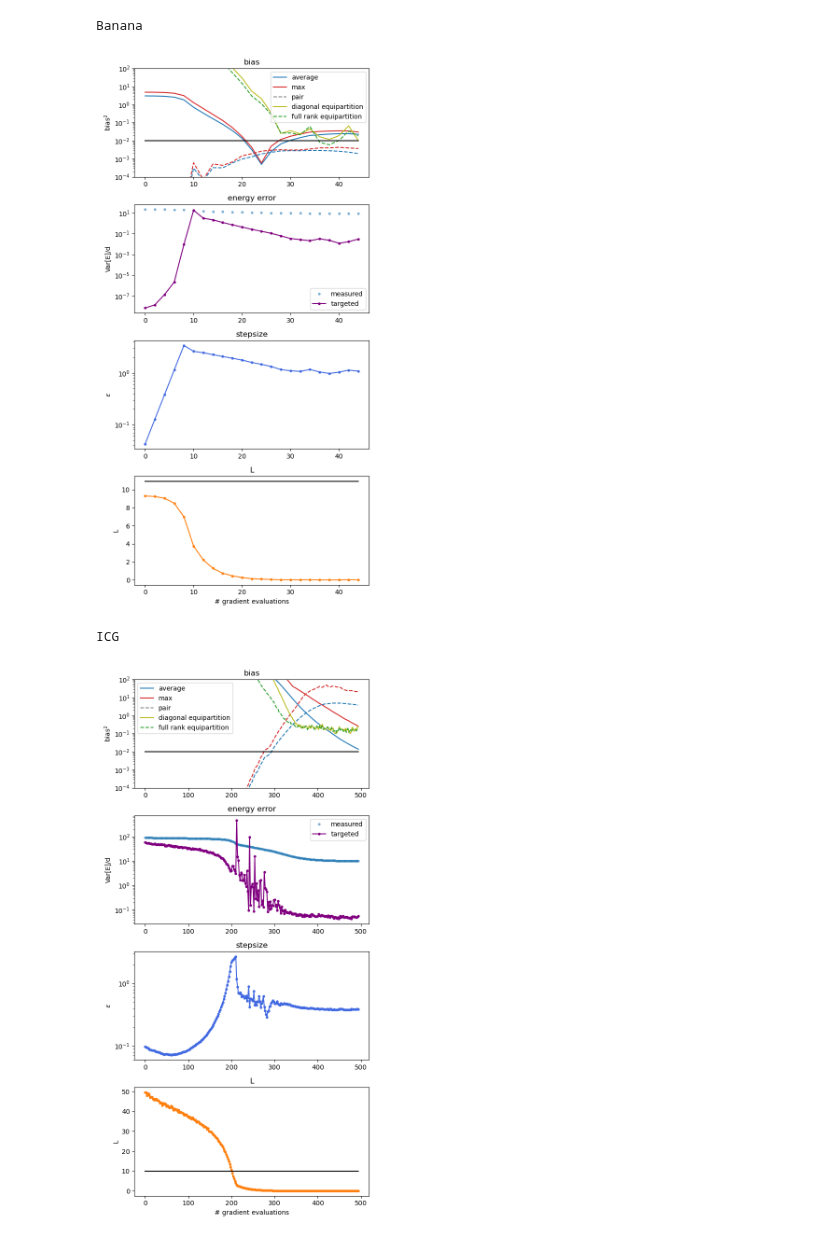
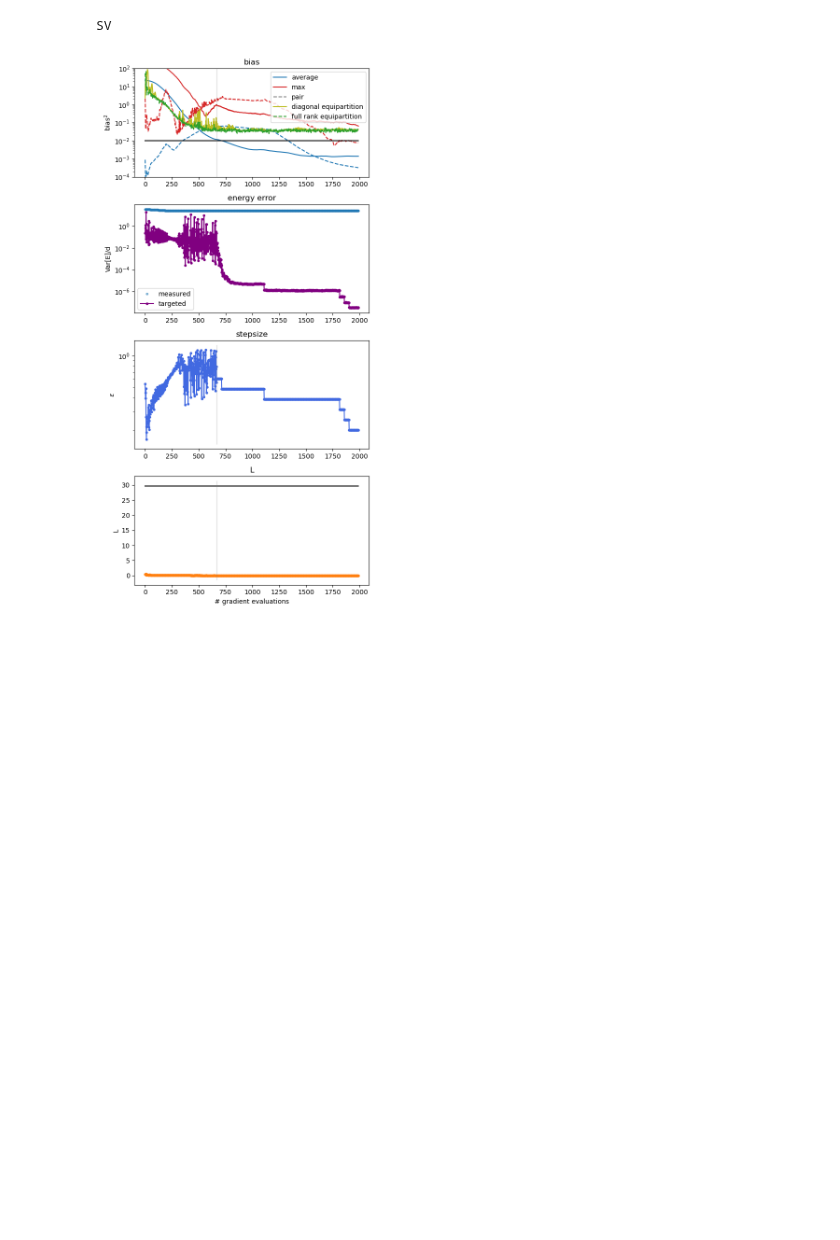
Before and after one commit to JakobRobnik/MicroCanonicalHMC, a Jupyter notebook: notebooks/tst_ensemble.ipynb, the cells around one changed output. Drawn from its saved outputs; the diff is of its cells as text; code cells hidden in the pictures; blank space fills up the shorter version.

```diff
--- a/notebooks/tst_ensemble.ipynb
+++ b/notebooks/tst_ensemble.ipynb
@@ -1,17 +1,15 @@
 # %%
 import numpy as np
 import matplotlib.pyplot as plt
 from IPython.display import Image, display
 
 targets = ['Banana', 'ICG', 'german_credit', 'brownian', 'IRT', 'SV']
 
-for i in [0, 1, 2, 3, 4, 5]:
+for i in [5]:
     name = targets[i]
     print(name)
     display(Image(filename='../plots/tst_ensemble/'+name+'.png'))
     #display(Image(filename='plots/tst_ensemble/sequential/'+name+'.png'))
 # %% [output]
-Banana
+SV
-[figure, old version]
+[figure, new version]
-ICG
-[figure, removed]
```
Also changed, not shown: parts of 1 cell of this notebook, 2 other files.
